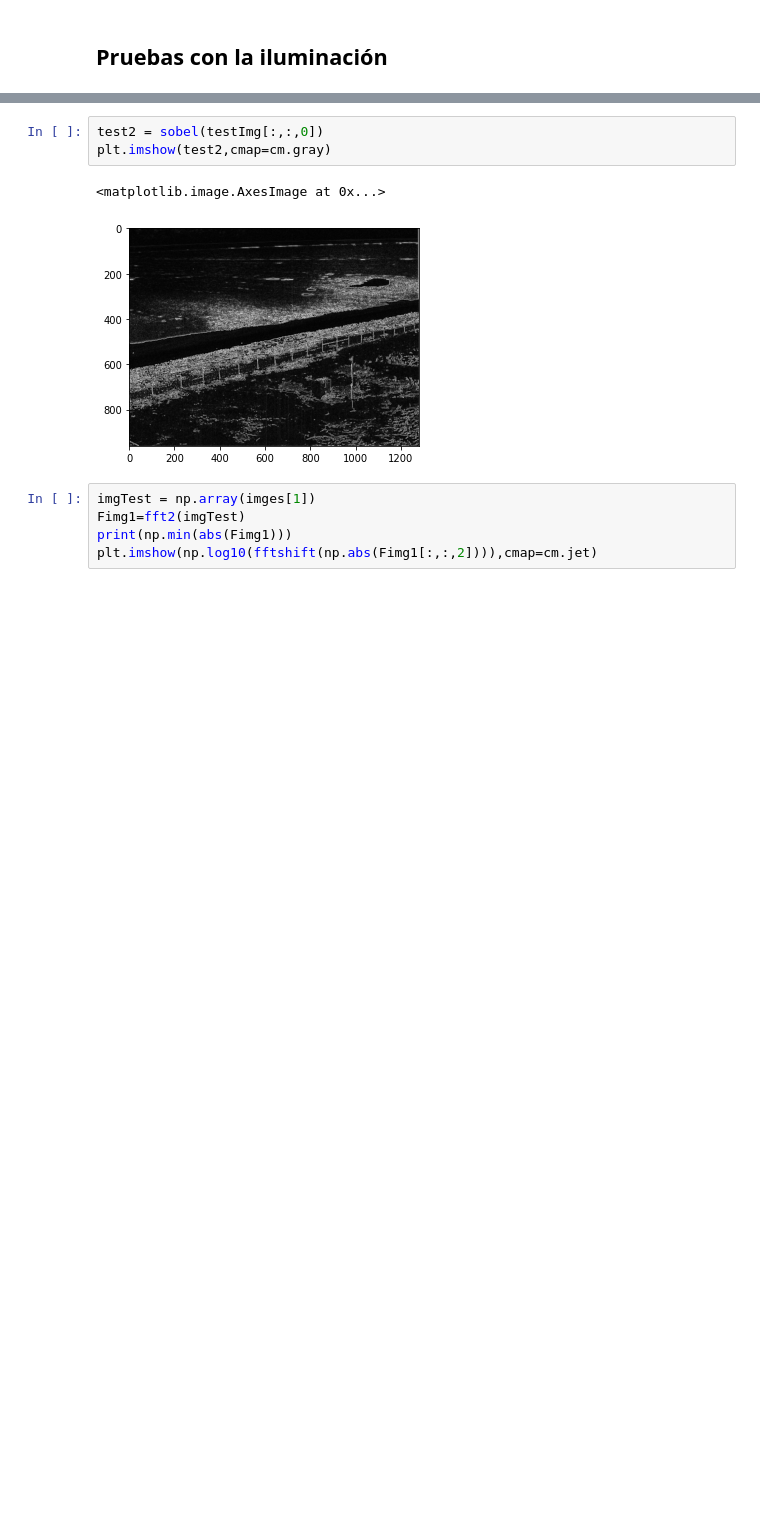
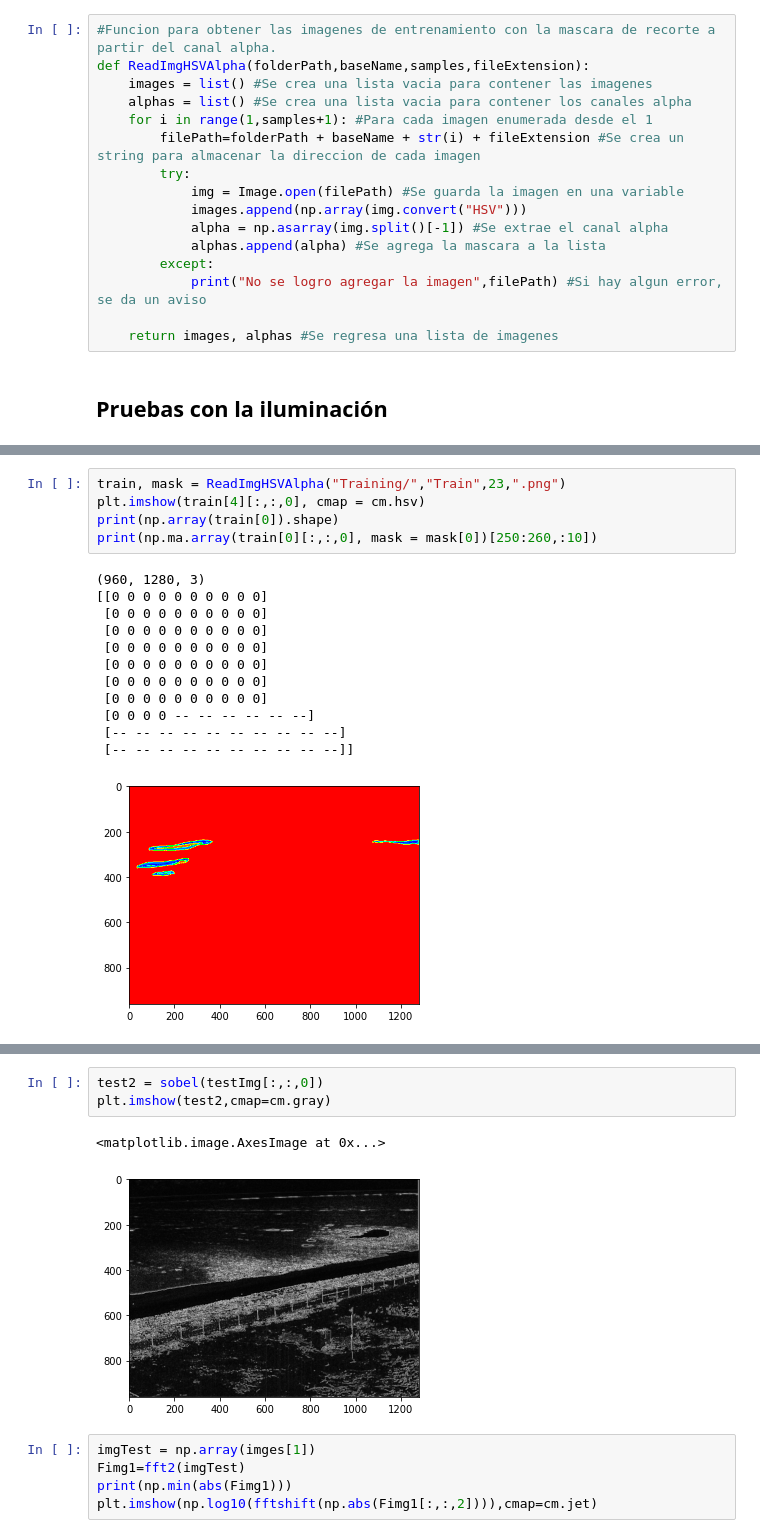
Before and after one commit to FranciscoAng/Proyecto_RP, a Jupyter notebook: Proyecto.ipynb, the cells around one changed output, grey strips where cells are left out. Cells and saved outputs as stored; diff of their text form; blank space fills up the shorter version.

```diff
--- a/Proyecto.ipynb
+++ b/Proyecto.ipynb
@@ -40,5 +40,21 @@ def showNImg(imgList):
 
     for i in range(0,len(imgList)):
         plots[i].imshow(imgList[i]) #Se muestra cada imagen de entrenamiento
+# %%
+#Funcion para obtener las imagenes de entrenamiento con la mascara de recorte a partir del canal alpha.
+def ReadImgHSVAlpha(folderPath,baseName,samples,fileExtension):
+    images = list() #Se crea una lista vacia para contener las imagenes
+    alphas = list() #Se crea una lista vacia para contener los canales alpha
+    for i in range(1,samples+1): #Para cada imagen enumerada desde el 1
+        filePath=folderPath + baseName + str(i) + fileExtension #Se crea un string para almacenar la direccion de cada imagen
+        try:
+            img = Image.open(filePath) #Se guarda la imagen en una variable
+            images.append(np.array(img.convert("HSV")))
+            alpha = np.asarray(img.split()[-1]) #Se extrae el canal alpha
+            alphas.append(alpha) #Se agrega la mascara a la lista
+        except:
+            print("No se logro agregar la imagen",filePath) #Si hay algun error, se da un aviso
+
+    return images, alphas #Se regresa una lista de imagenes
 # %% [markdown]
 ## Pruebas con la iluminación
@@ -50,5 +67,23 @@ plt.hsv()
 # %% [output]
 [figure]
+# %%
+train, mask = ReadImgHSVAlpha("Training/","Train",23,".png")
+plt.imshow(train[4][:,:,0], cmap = cm.hsv)
+print(np.array(train[0]).shape)
+print(np.ma.array(train[0][:,:,0], mask = mask[0])[250:260,:10])
+# %% [output]
+(960, 1280, 3)
+[[0 0 0 0 0 0 0 0 0 0]
+ [0 0 0 0 0 0 0 0 0 0]
+ [0 0 0 0 0 0 0 0 0 0]
+ [0 0 0 0 0 0 0 0 0 0]
+ [0 0 0 0 0 0 0 0 0 0]
+ [0 0 0 0 0 0 0 0 0 0]
+ [0 0 0 0 0 0 0 0 0 0]
+ [0 0 0 0 -- -- -- -- -- --]
+ [-- -- -- -- -- -- -- -- -- --]
+ [-- -- -- -- -- -- -- -- -- --]]
+[figure, added]
 # %%
 testImg = np.array(imges[2])
 testImg = unsharp_mask(testImg,radius=3,amount=5,multichannel=True)
```
Also changed, not shown: parts of 8 cells of this notebook, 23 other files.
